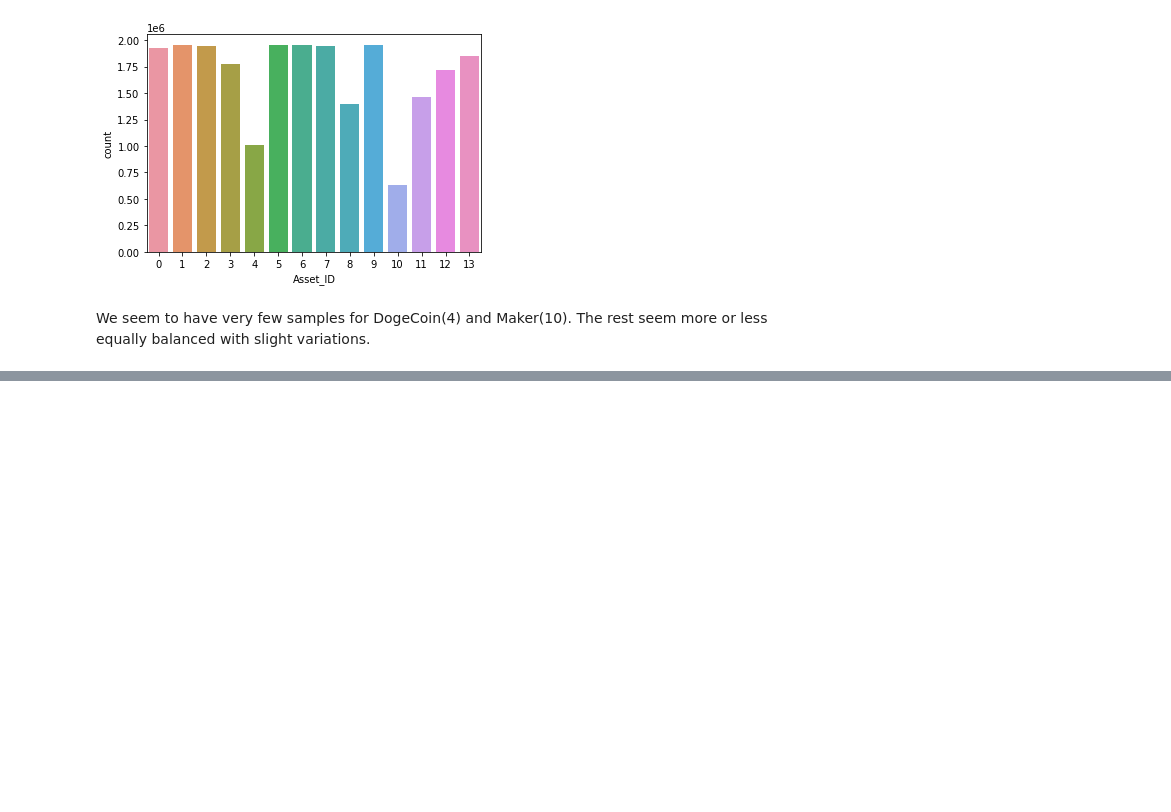
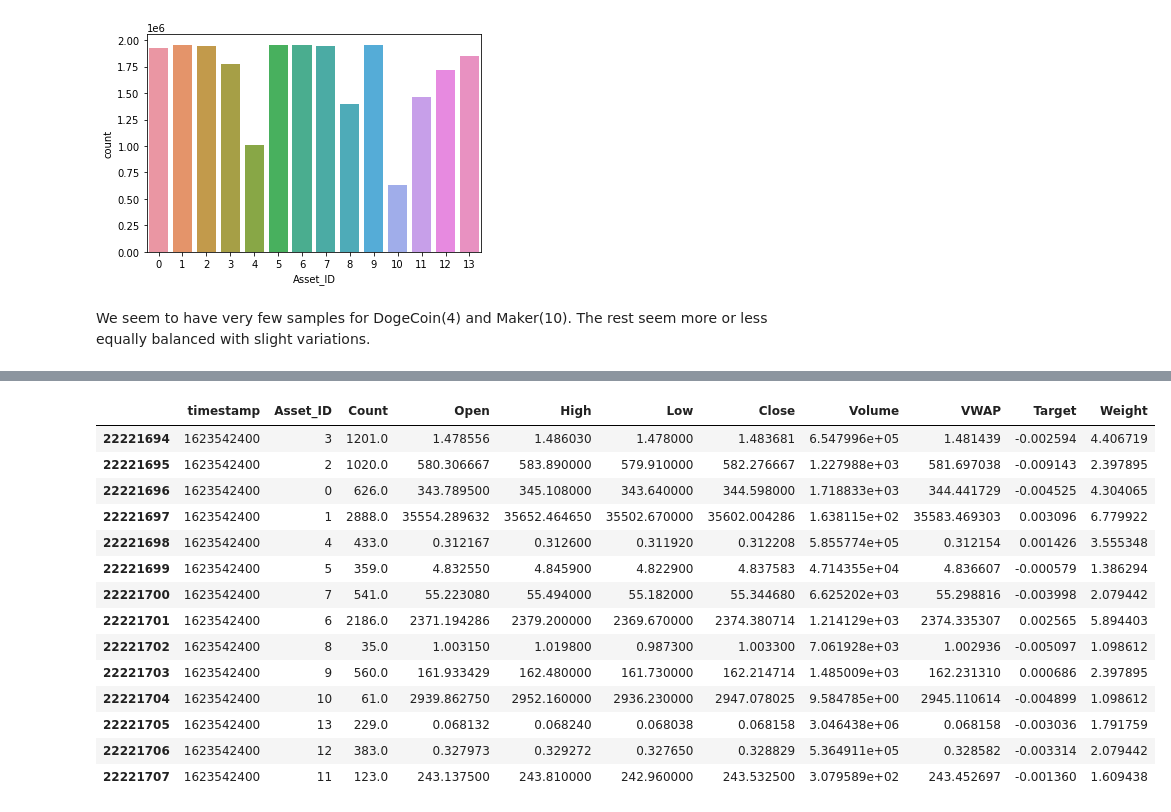
Before and after one commit to ashwiniyer176/G-Research-Crypto-Forecasting, a Jupyter notebook: notebooks/EDA.ipynb, the cells around one changed output, grey strips where cells are left out. Saved outputs shown, nothing was run; the diff lists cells and outputs as text; code cells hidden in the pictures; blank space fills up the shorter version.

```diff
--- a/notebooks/EDA.ipynb
+++ b/notebooks/EDA.ipynb
@@ -80,0 +101,18 @@ We seem to have very few samples for DogeCoin(4) and Maker(10). The rest seem mo
+# %%
+df[df['timestamp'] == 1623542400]
+# %% [output]
+|  | timestamp | Asset_ID | Count | Open | High | Low | Close | Volume | VWAP | Target | Weight |
+| 22221694 | 1623542400 | 3 | 1201.0 | 1.478556 | 1.486030 | 1.478000 | 1.483681 | 6.547996e+05 | 1.481439 | -0.002594 | 4.406719 |
+| 22221695 | 1623542400 | 2 | 1020.0 | 580.306667 | 583.890000 | 579.910000 | 582.276667 | 1.227988e+03 | 581.697038 | -0.009143 | 2.397895 |
+| 22221696 | 1623542400 | 0 | 626.0 | 343.789500 | 345.108000 | 343.640000 | 344.598000 | 1.718833e+03 | 344.441729 | -0.004525 | 4.304065 |
+| 22221697 | 1623542400 | 1 | 2888.0 | 35554.289632 | 35652.464650 | 35502.670000 | 35602.004286 | 1.638115e+02 | 35583.469303 | 0.003096 | 6.779922 |
+| 22221698 | 1623542400 | 4 | 433.0 | 0.312167 | 0.312600 | 0.311920 | 0.312208 | 5.855774e+05 | 0.312154 | 0.001426 | 3.555348 |
+| 22221699 | 1623542400 | 5 | 359.0 | 4.832550 | 4.845900 | 4.822900 | 4.837583 | 4.714355e+04 | 4.836607 | -0.000579 | 1.386294 |
+| 22221700 | 1623542400 | 7 | 541.0 | 55.223080 | 55.494000 | 55.182000 | 55.344680 | 6.625202e+03 | 55.298816 | -0.003998 | 2.079442 |
+| 22221701 | 1623542400 | 6 | 2186.0 | 2371.194286 | 2379.200000 | 2369.670000 | 2374.380714 | 1.214129e+03 | 2374.335307 | 0.002565 | 5.894403 |
+| 22221702 | 1623542400 | 8 | 35.0 | 1.003150 | 1.019800 | 0.987300 | 1.003300 | 7.061928e+03 | 1.002936 | -0.005097 | 1.098612 |
+| 22221703 | 1623542400 | 9 | 560.0 | 161.933429 | 162.480000 | 161.730000 | 162.214714 | 1.485009e+03 | 162.231310 | 0.000686 | 2.397895 |
+| 22221704 | 1623542400 | 10 | 61.0 | 2939.862750 | 2952.160000 | 2936.230000 | 2947.078025 | 9.584785e+00 | 2945.110614 | -0.004899 | 1.098612 |
+| 22221705 | 1623542400 | 13 | 229.0 | 0.068132 | 0.068240 | 0.068038 | 0.068158 | 3.046438e+06 | 0.068158 | -0.003036 | 1.791759 |
+| 22221706 | 1623542400 | 12 | 383.0 | 0.327973 | 0.329272 | 0.327650 | 0.328829 | 5.364911e+05 | 0.328582 | -0.003314 | 2.079442 |
+| 22221707 | 1623542400 | 11 | 123.0 | 243.137500 | 243.810000 | 242.960000 | 243.532500 | 3.079589e+02 | 243.452697 | -0.001360 | 1.609438 |
```
Also changed, not shown: parts of 22 cells of this notebook, 1 other file.
